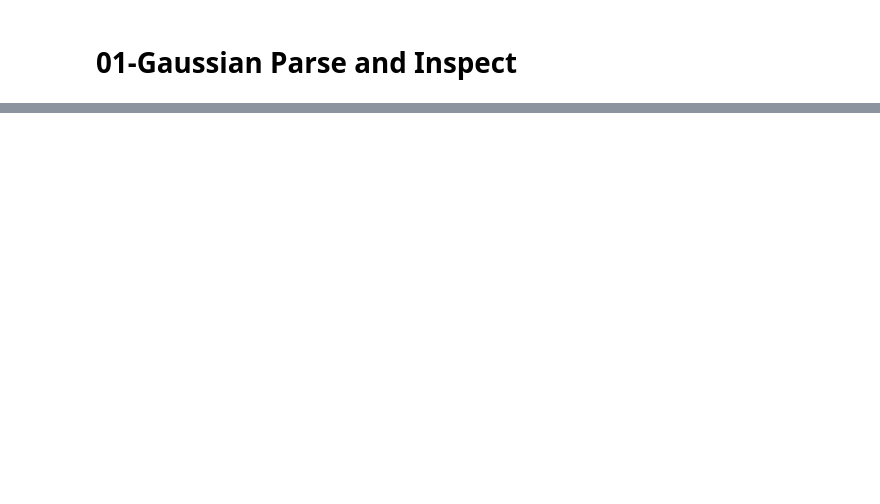
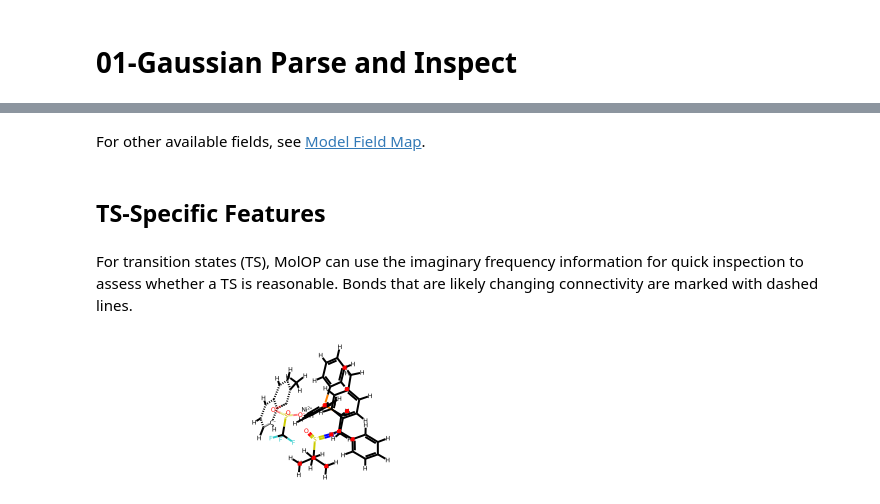
Before and after one commit to gentle1999/MolOP, a Jupyter notebook: docs/en/examples/01-gaussian-parse-and-inspect.ipynb, the cells around one changed output, grey strips where cells are left out. Saved outputs shown, nothing was run; the diff lists cells and outputs as text; code cells hidden in the pictures; blank space fills up the shorter version.

```diff
--- a/docs/en/examples/01-gaussian-parse-and-inspect.ipynb
+++ b/docs/en/examples/01-gaussian-parse-and-inspect.ipynb
@@ -77,0 +260,10 @@ tests/test_files/g16log/2-TS1-Opt.log         106  False       True     False
+# %% [markdown]
+For other available fields, see [Model Field Map](reference/model_fields.md).
+# %% [markdown]
+## TS-Specific Features
+# %% [markdown]
+For transition states (TS), MolOP can use the imaginary frequency information for quick inspection to assess whether a TS is reasonable. Bonds that are likely changing connectivity are marked with dashed lines.
+# %%
+last_frame.to_diff_rdmol()
+# %% [output]
+[figure, added]
```
Also changed, not shown: parts of 35 cells of this notebook, 2 other files.
